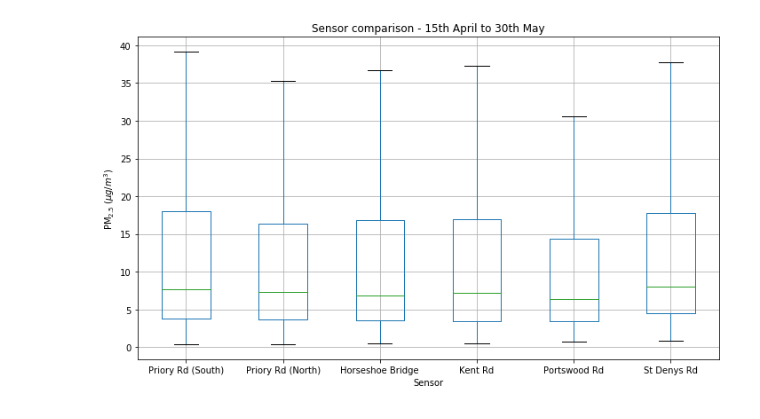
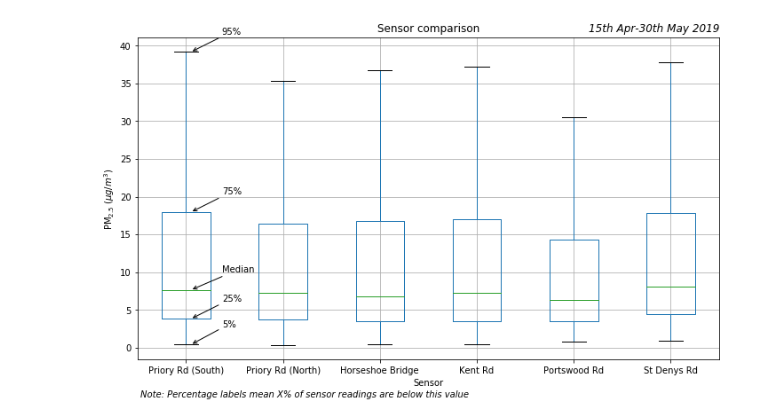
Before and after one commit to robintw/Breathing-Spaces-code, a Jupyter notebook: Plot All Sensors Box Plot.ipynb, the cells around one changed output. Saved outputs shown, nothing was run; the diff lists cells and outputs as text; code cells hidden in the pictures.

```diff
--- a/Plot All Sensors Box Plot.ipynb
+++ b/Plot All Sensors Box Plot.ipynb
@@ -11,15 +11,20 @@ data, hourly_mean, daily_mean = get_flo_data()
 subset = data['2019-04-15':'2019-05-30']
 subset = subset.drop('nesta-8', axis=1)
 # %%
-subset.rename(columns=ID_to_name).boxplot(showfliers=False, figsize=(10,6))
+bpdict = subset.rename(columns=ID_to_name).boxplot(showfliers=False, figsize=(10,6), return_type='dict')
 plt.suptitle('')
-plt.title('Sensor comparison - 15th April to 30th May')
+plt.title('Sensor comparison')
+plt.title('15th Apr-30th May 2019', loc='right', fontstyle='italic')
 plt.ylabel(r'$\mathrm{PM}_{2.5}$ ($\mu g / m^3$)')
 plt.xlabel('Sensor')
 plt.tight_layout()
 plt.savefig('graphs/SensorsBoxplot.png', dpi=300)
+annotate_boxplot(bpdict)
+plt.annotate("Note: Percentage labels mean X% of sensor readings are below this value",
+              (0.07, 0.010), xycoords='figure fraction', fontstyle='italic')
+plt.savefig('graphs/SensorsBoxplot_Ann.png', dpi=300)
 # %% [output]
-[figure, old version]
+[figure, new version]
 # %%
 import seaborn as sns
 # %%
```
Also changed, not shown: parts of 2 cells of this notebook, 24 other files.
